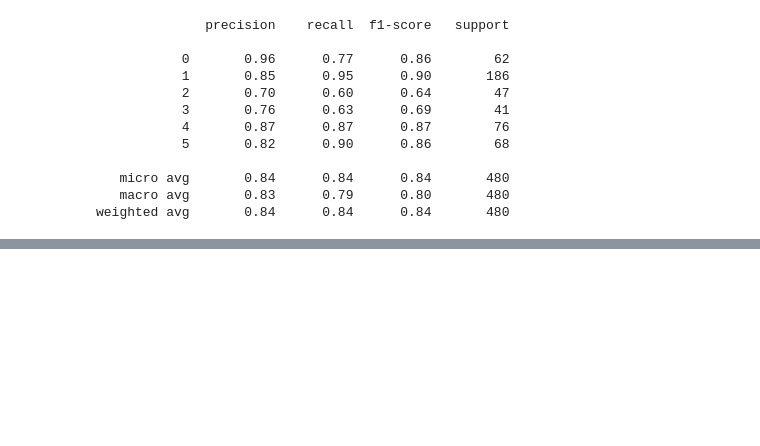
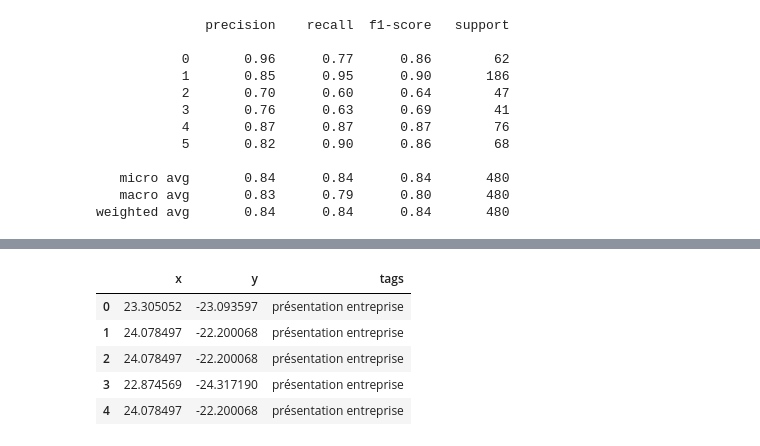
Before and after one commit to Remydeme/NLP-Topic-Classifier, a Jupyter notebook: yt_transcripts/EasyScraper/analyse_data.ipynb, the cells around one changed output, grey strips where cells are left out. Cells and saved outputs as stored; diff of their text form; code cells hidden in the pictures; blank space fills up the shorter version.

```diff
--- a/yt_transcripts/EasyScraper/analyse_data.ipynb
+++ b/yt_transcripts/EasyScraper/analyse_data.ipynb
@@ -171,0 +235,9 @@ weighted avg       0.84      0.84      0.84       480
+# %%
+from tqdm import tqdm
+
+max_epochs = 30
+
+for epoch in tqdm(range(max_epochs)):
+  doc2vec.train(taggedDocument, total_examples=len(taggedDocument), epochs=1)
+  doc2vec.alpha -= 0.0002
+  doc2vec.min_alpha = doc2vec.alpha
@@ -171,0 +308,10 @@ weighted avg       0.84      0.84      0.84       480
+# %%
+tnse_doc_df = pd.DataFrame({'x':x_values, 'y':y_values, 'tags':target_names})
+tnse_doc_df.head()
+# %% [output]
+|  | x | y | tags |
+| 0 | 23.305052 | -23.093597 | présentation entreprise |
+| 1 | 24.078497 | -22.200068 | présentation entreprise |
+| 2 | 24.078497 | -22.200068 | présentation entreprise |
+| 3 | 22.874569 | -24.317190 | présentation entreprise |
+| 4 | 24.078497 | -22.200068 | présentation entreprise |
```
Also changed, not shown: parts of 23 cells of this notebook, 3 other files.
